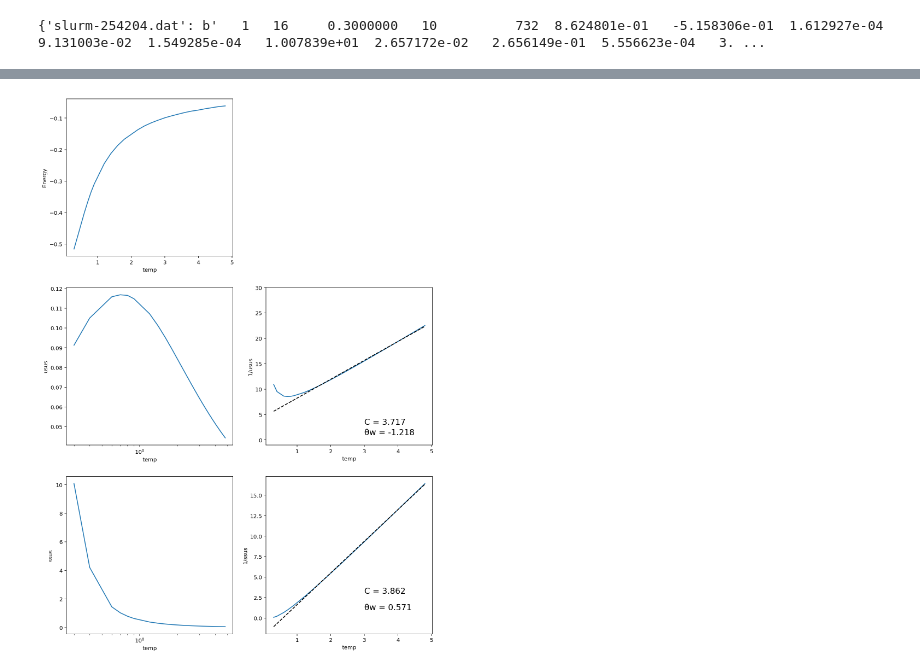
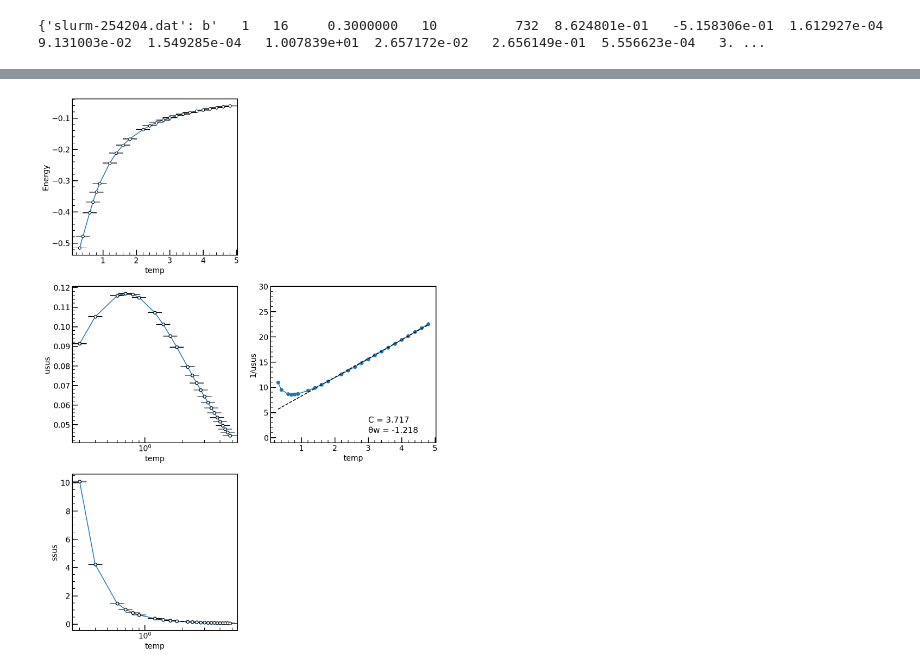
Before and after one commit to Taiga-U/bug-free-umbrella, a Jupyter notebook: makegraphs.ipynb, the cells around one changed output, grey strips where cells are left out. Drawn from its saved outputs; the diff is of its cells as text; code cells hidden in the pictures.

```diff
--- a/makegraphs.ipynb
+++ b/makegraphs.ipynb
@@ -60,0 +85,17 @@ correlation_length_y_err = data[:,27]
+# %%
+#　グラフ微調整
+plt.rcParams["font.family"] = "Times New Roman"      #全体のフォントを設定
+plt.rcParams["xtick.direction"] = "in"               #x軸の目盛線を内向きへ
+plt.rcParams["ytick.direction"] = "in"               #y軸の目盛線を内向きへ
+plt.rcParams["xtick.minor.visible"] = True           #x軸補助目盛りの追加
+plt.rcParams["ytick.minor.visible"] = True           #y軸補助目盛りの追加
+plt.rcParams["xtick.major.width"] = 1.5              #x軸主目盛り線の線幅
+plt.rcParams["ytick.major.width"] = 1.5              #y軸主目盛り線の線幅
+plt.rcParams["xtick.minor.width"] = 1.0              #x軸補助目盛り線の線幅
+plt.rcParams["ytick.minor.width"] = 1.0              #y軸補助目盛り線の線幅
+plt.rcParams["xtick.major.size"] = 10                #x軸主目盛り線の長さ
+plt.rcParams["ytick.major.size"] = 10                #y軸主目盛り線の長さ
+plt.rcParams["xtick.minor.size"] = 5                 #x軸補助目盛り線の長さ
+plt.rcParams["ytick.minor.size"] = 5                 #y軸補助目盛り線の長さ
+plt.rcParams["font.size"] = 14                       #フォントの大きさ
+plt.rcParams["axes.linewidth"] = 1.5                 #囲みの太さ
@@ -64,71 +191,57 @@ gyou = 3
 retsu = 2
 ax1 = fig.add_subplot(gyou,retsu,1)
 
-ax1.plot(temp, energy, label="test")
+ax1.plot(temp, energy)
+ax1.errorbar(temp, energy, yerr = energy_err, capsize=13, fmt='o', markersize=5, ecolor='black', markeredgecolor = "black", color='w')
 ax1.set_ylabel("Energy")
 ax1.set_xlabel("temp")
 
 ax3 = fig.add_subplot(gyou,retsu,3)
-ax3.plot(temp, usus, label="test")
+ax3.plot(temp, usus, marker ='o', label="test")
+ax3.errorbar(temp, usus, yerr = usus_err, capsize=13, fmt='o', markersize=5, ecolor='black', markeredgecolor = "black", color='w')
 ax3.set_ylabel("usus")
 ax3.set_xscale('log')
 ax3.set_xlabel("temp")
 
-#キュリーワイスフィッティングの関数
-def CW_fit(xx,yy,t_low,t_high,M_atom_number):
-    temp_range = (t_low<xx)&(xx<t_high)
-
-    def line(xx,a,c):
-        yy = a*xx + c
-        return yy
-
-    results,err = optimize.curve_fit(line, xx[temp_range], yy[temp_range])
-
-    mu = 3*1.3806E-16*(1/(results[0]))/(6.022E+23)/(9.274E-21)**2
-    return np.sqrt(mu/M_atom_number), -results[1]/results[0], results[0], results[1]
-
-def line(xx,a,c):
-        yy = a*xx + c
-        return yy
-
 
 ax4 = fig.add_subplot(gyou,retsu,4)
-ax4.plot(temp, 1/usus, label="test")
+ax4.plot(temp, 1/usus, marker ='o', label="test")
 ax4.set_ylabel("1/usus")
 ax4.set_xlabel("temp")
 ax4.set_ylim(-1,30)
 # ax4.set_ylim(-1,22)
 #以下は最小二乗法
 chaifit = CW_fit(temp,1/usus, 1,5,1)
 x = temp
 y = chaifit[2]*x + chaifit[3]
 ax4.plot(x,y,"--",color = "0")
 ax4.text(3,1,"θw = {}".format(round(chaifit[1],3)),fontsize=15)
 ax4.text(3,3,"C = {}".format(round(chaifit[2],3)),fontsize=15)
 
 ax5 = fig.add_subplot(gyou,retsu,5)
-ax5.plot(temp, ssus, label="test")
+ax5.plot(temp, ssus, marker ='o', label="test")
+ax5.errorbar(temp, ssus, yerr = ssus_err, capsize=13, fmt='o', markersize=5, ecolor='black', markeredgecolor = "black", color='w')
 ax5.set_ylabel("ssus")
 # ax2.set_xlim(0,1)
 ax5.set_xscale('log')
 ax5.set_xlabel("temp")
 
-ax6 = fig.add_subplot(gyou,retsu,6)
-ax6.plot(temp, 1/ssus, label="test")
-ax6.set_ylabel("1/ssus")
-# ax6.set_xscale('log')
-ax6.set_xlabel("temp")
-#以下は最小二乗法
-chaifit = CW_fit(temp,1/ssus, 1,5,1)
-x = temp
-y = chaifit[2]*x + chaifit[3]
-ax6.plot(x,y,"--",color = "0")
-ax6.text(3,1,"θw = {}".format(round(chaifit[1],3)),fontsize=15)
-ax6.text(3,3,"C = {}".format(round(chaifit[2],3)),fontsize=15)
+# ax6 = fig.add_subplot(gyou,retsu,6)
+# ax6.plot(temp, 1/ssus, marker ='o', label="test")
+# ax6.set_ylabel("1/ssus")
+# # ax6.set_xscale('log')
+# ax6.set_xlabel("temp")
+# #以下は最小二乗法
+# chaifit = CW_fit(temp,1/ssus, 1,5,1)
+# x = temp
+# y = chaifit[2]*x + chaifit[3]
+# ax6.plot(x,y,"--",color = "0")
+# ax6.text(3,1,"θw = {}".format(round(chaifit[1],3)),fontsize=15)
+# ax6.text(3,3,"C = {}".format(round(chaifit[2],3)),fontsize=15)
 
 plt.show()
 # %% [output]
-[figure, old version]
+[figure, new version]
 # %%
 fig = plt.figure(figsize=(12,18))
 gyou = 3
```
Also changed, not shown: parts of 8 cells of this notebook.
